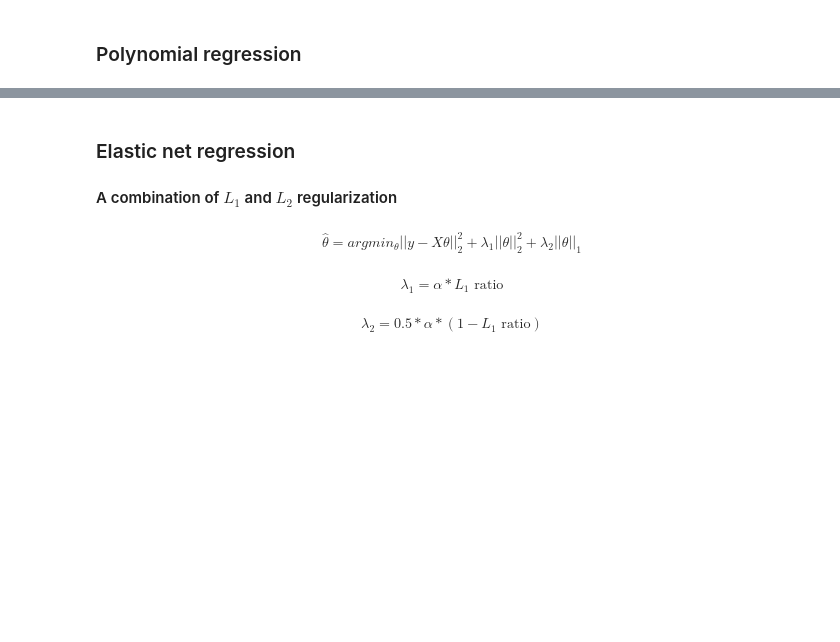
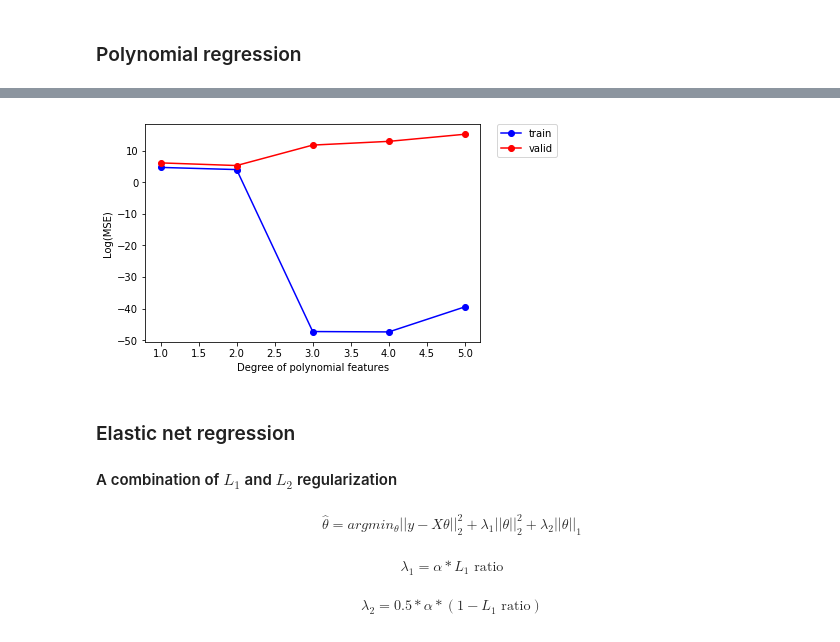
Before and after one commit to mlberkeley/Data-Science-Decal-Fall-2017, a Jupyter notebook: Day3-LinearRegression/linear_reg.ipynb, the cells around one changed output, grey strips where cells are left out. Cells and saved outputs as stored; diff of their text form; code cells hidden in the pictures; blank space fills up the shorter version.

```diff
--- a/Day3-LinearRegression/linear_reg.ipynb
+++ b/Day3-LinearRegression/linear_reg.ipynb
@@ -246,10 +337,12 @@ for deg in deg_list:
 # %%
-plot1 = plt.plot(degree_list, np.log(t_mse), '-ob', label = 'train')
-plot2 = plt.plot(degree_list, np.log(v_mse), '-or', label = 'valid')
+plot1 = plt.plot(deg_list, np.log(t_mse), '-ob', label = 'train')
+plot2 = plt.plot(deg_list, np.log(v_mse), '-or', label = 'valid')
 plt.ylabel("Log(MSE)")
 plt.xlabel("Degree of polynomial features")
 plt.legend(bbox_to_anchor=(1.05, 1), loc=2, borderaxespad=0.)
 plt.show()
+# %% [output]
+[figure, added]
 # %% [markdown]
 ### Elastic net regression
 #### A combination of $L_1$ and $L_2$ regularization
```
Also changed, not shown: parts of 17 cells of this notebook, 1 other file.
